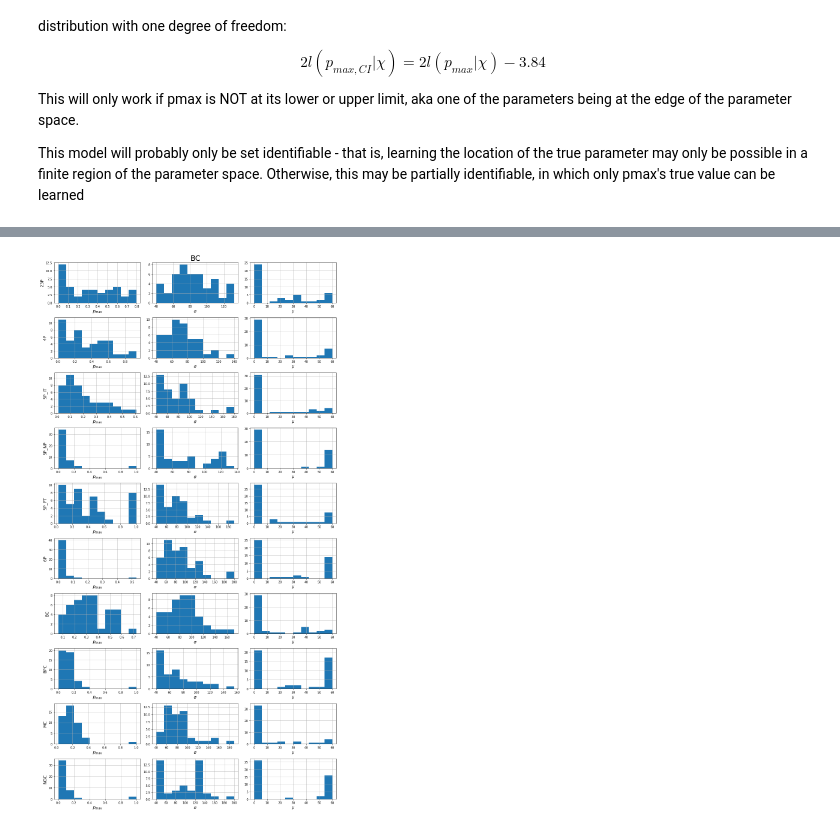
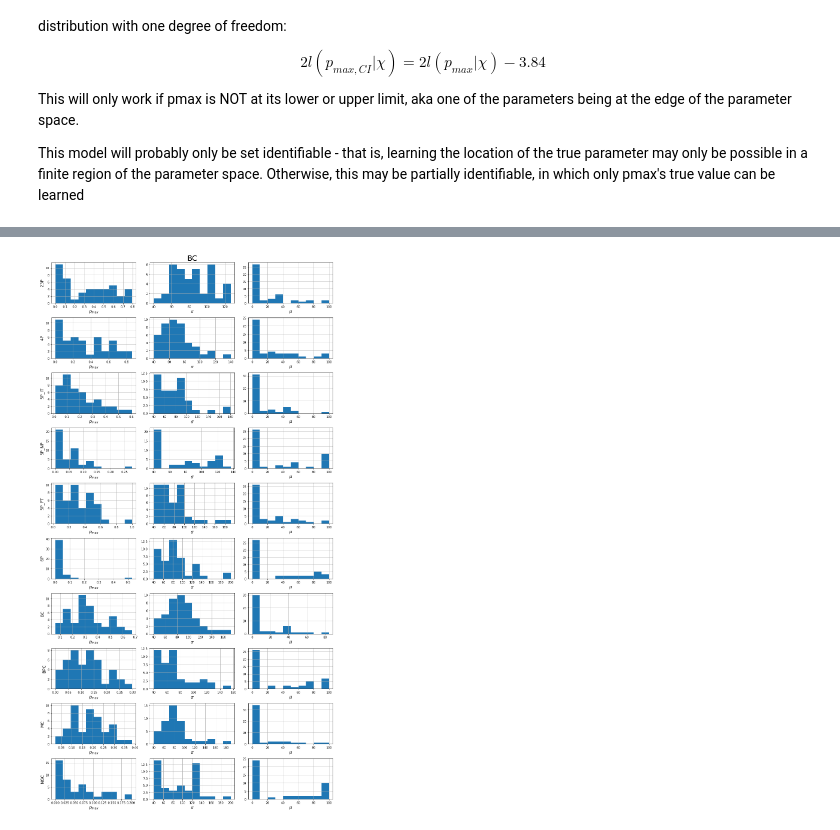
Before and after one commit to ceesem/DistanceDependentConnectivity, a Jupyter notebook: notebooks/MLE.ipynb, the cells around one changed output, grey strips where cells are left out. Drawn from its saved outputs; the diff is of its cells as text; code cells hidden in the pictures.

Commit message:
updated demo notebook, minor adjustments to plotting

```diff
--- a/notebooks/MLE.ipynb
+++ b/notebooks/MLE.ipynb
@@ -132,18 +127,36 @@ for i in tqdm(range(len(pre))):
         sigs = [125,125,125,125,125,125,95,95,95,125]
     for j in range(len(syn_types[i])):
         init_guess = [pmax[i][j],sigs[j],mu]
-        r = minimize(fun=connect_stats.log_likelihood,x0=init_guess,bounds=[(0,1.),(40,200),(0,60)],
+        r = minimize(fun=connect_stats.log_likelihood,x0=init_guess,bounds=[(0,1.),(40,200),(0,100)],
                      method='nelder-mead',args=(syn_types[i][j],nonsyn_types[i][j]))
         rcell.append(r)
     results.append(rcell)
+
+
+    # *** if threshold : ***
+
+# mu = 0
+# results = []
+# for i in tqdm(range(len(pre))):
+#     rcell = []
+#     if pre[i].cell_type.values[0] == any(['BC','BPC','MC']):
+#         sigs = [95,95,95,95,95,95,125,125,125,95]
+#     else:
+#         sigs = [125,125,125,125,125,125,95,95,95,125]
+#     for j in range(len(syn_types_thresh[i])):
+#         init_guess = [pmax[i][j],sigs[j],mu]
+#         r = minimize(fun=connect_stats.log_likelihood,x0=init_guess,bounds=[(0,1.),(40,200),(0,100)],
+#                      method='nelder-mead',args=(syn_types_thresh[i][j],nonsyn_types_thresh[i][j]))
+#         rcell.append(r)
+#     results.append(rcell)
 # %%
-r,sigs,moo = [],[],[]
+pmax,sigs,moo = [],[],[]
 for j in range(len(results[i])):
-    rr,mm,ss = [],[],[]
+    pp,mm,ss = [],[],[]
     for i in range(len(results)):
-        rr.append(results[i][j].x[0])
+        pp.append(results[i][j].x[0])
         ss.append(results[i][j].x[1])
         mm.append(results[i][j].x[2])
-    r.append(rr)
+    pmax.append(pp)
     moo.append(mm)
     sigs.append(ss)
@@ -164,24 +163,26 @@ results[0][0]
 # %%
 warnings.filterwarnings('ignore')
 
-fig, ax = plt.subplots(len(r),3)
+fig, ax = plt.subplots(len(pmax),3)
 fig.set_size_inches(14,26)
 
-for i in range(len(r)):
-    ax[i,0].hist(r[i])
+for i in range(len(pmax)):
+    ax[i,0].hist(pmax[i])
     ax[i,0].set_xlabel(r'$p_{max}$', fontsize=14)
     ax[i,0].set_ylabel(np.unique(main[0].cell_type)[i], fontsize=14)
     ax[i,0].grid()
 
     ax[i,1].hist(sigs[i])
     ax[i,1].set_xlabel(r'$\sigma$', fontsize=14)
     ax[0,1].set_title(pre[0].cell_type[0],fontsize=25)
     ax[i,1].grid()
 
     ax[i,2].hist(moo[i])
     ax[i,2].set_xlabel(r'$\mu$', fontsize=14)
     ax[i,2].grid()
 
 fig.tight_layout()
+fig.savefig('./plots/{0:s}/MLE-{1:s}-{2:s}bin.pdf'.format(str(pre[0].cell_type[0]),str(up),str(r_interval)))
+#fig.savefig('./plots/{0:s}/MLE-{1:s}-{2:s}bin-{3:s}thresh.pdf'.format(str(pre[0].cell_type[0]),str(up),str(r_interval),str(threshold)))
 # %% [output]
-[figure, old version]
+[figure, new version]
```
Also changed, not shown: parts of 3 cells of this notebook, 3 other files.
